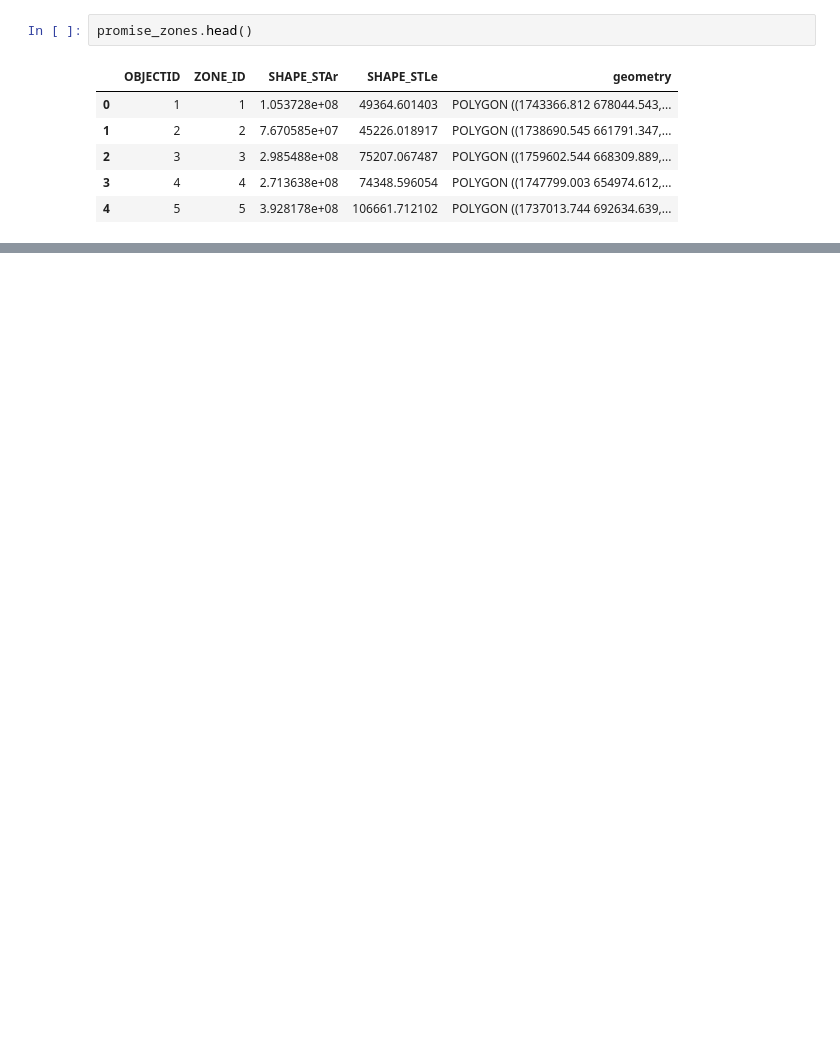
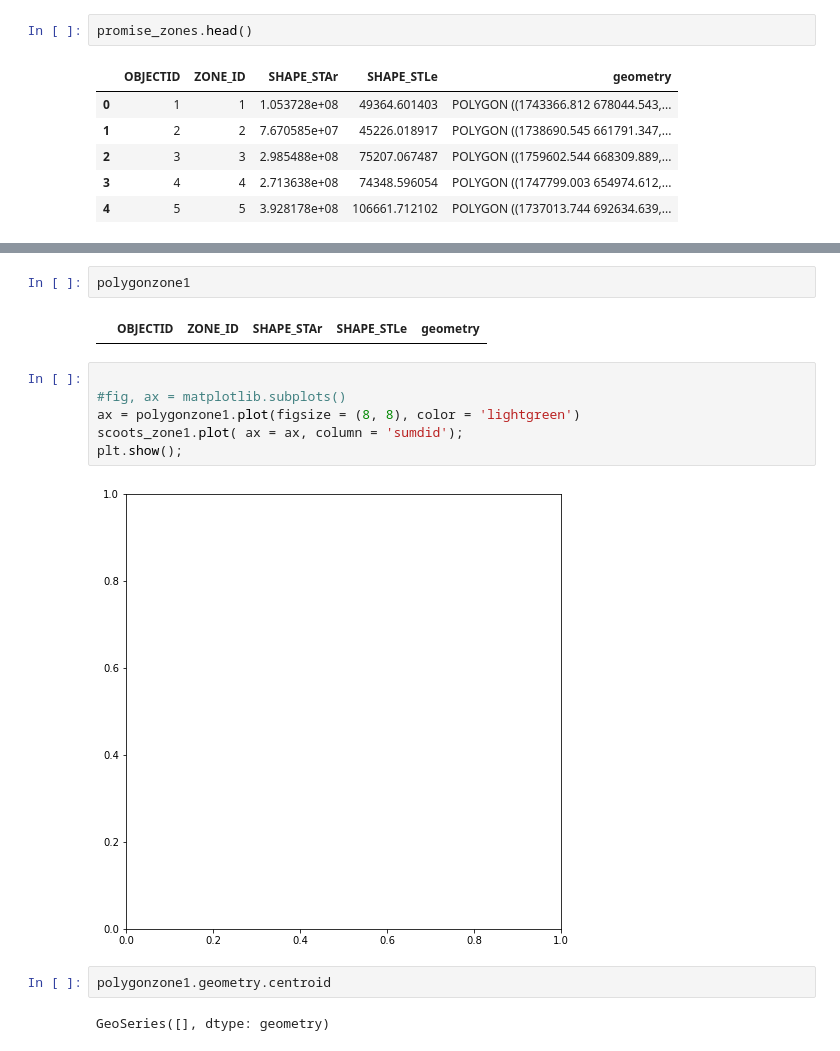
Before and after one commit to derektprice/mapping_scooters_nashville_python, a Jupyter notebook: notebooks/may2.ipynb, the cells around one changed output, grey strips where cells are left out. Cells and saved outputs as stored; diff of their text form; blank space fills up the shorter version.

```diff
--- a/notebooks/may2.ipynb
+++ b/notebooks/may2.ipynb
@@ -269,0 +254,16 @@ ValueError: 'left_df' should be GeoDataFrame, got <class 'pandas.core.frame.Data
+# %%
+polygonzone1
+# %% [output]
+|  | OBJECTID | ZONE_ID | SHAPE_STAr | SHAPE_STLe | geometry |
+# %%
+
+#fig, ax = matplotlib.subplots()
+ax = polygonzone1.plot(figsize = (8, 8), color = 'lightgreen')
+scoots_zone1.plot( ax = ax, column = 'sumdid');
+plt.show();
+# %% [output]
+[figure, added]
+# %%
+polygonzone1.geometry.centroid
+# %% [output]
+GeoSeries([], dtype: geometry)
```
Also changed, not shown: parts of 16 cells of this notebook, 6 other files.
